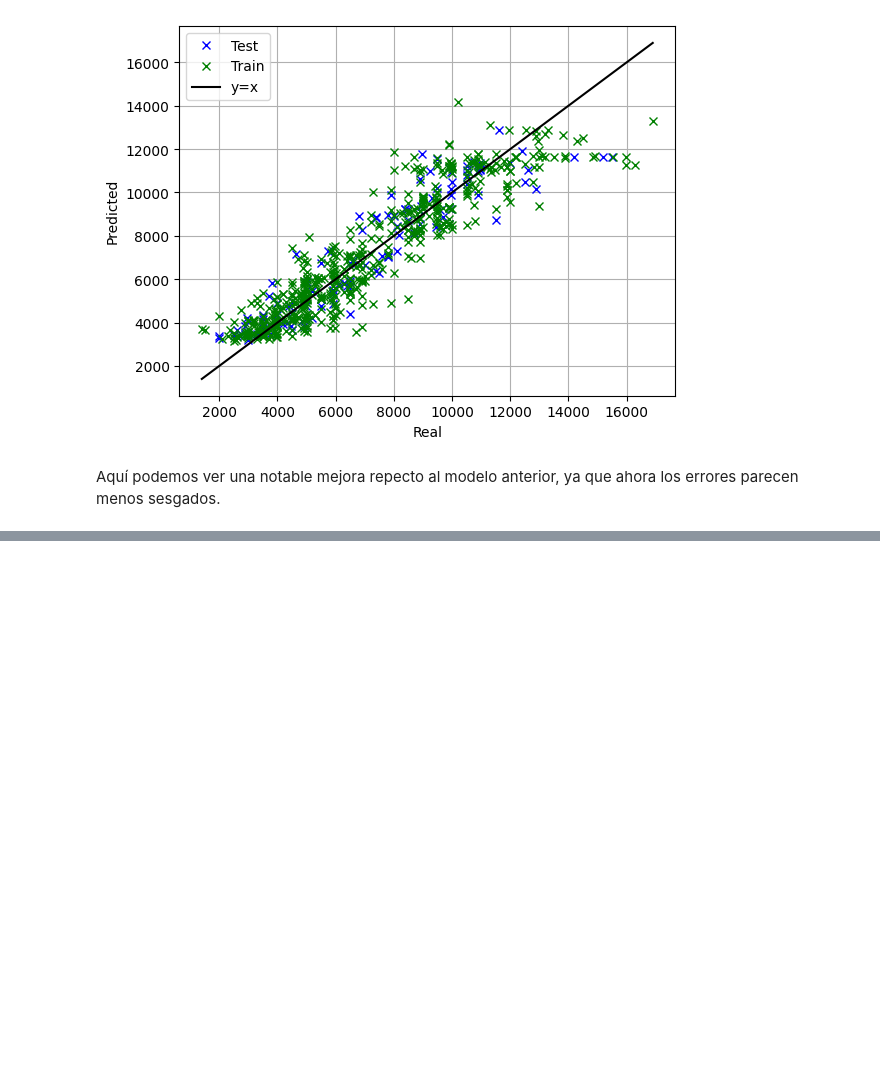
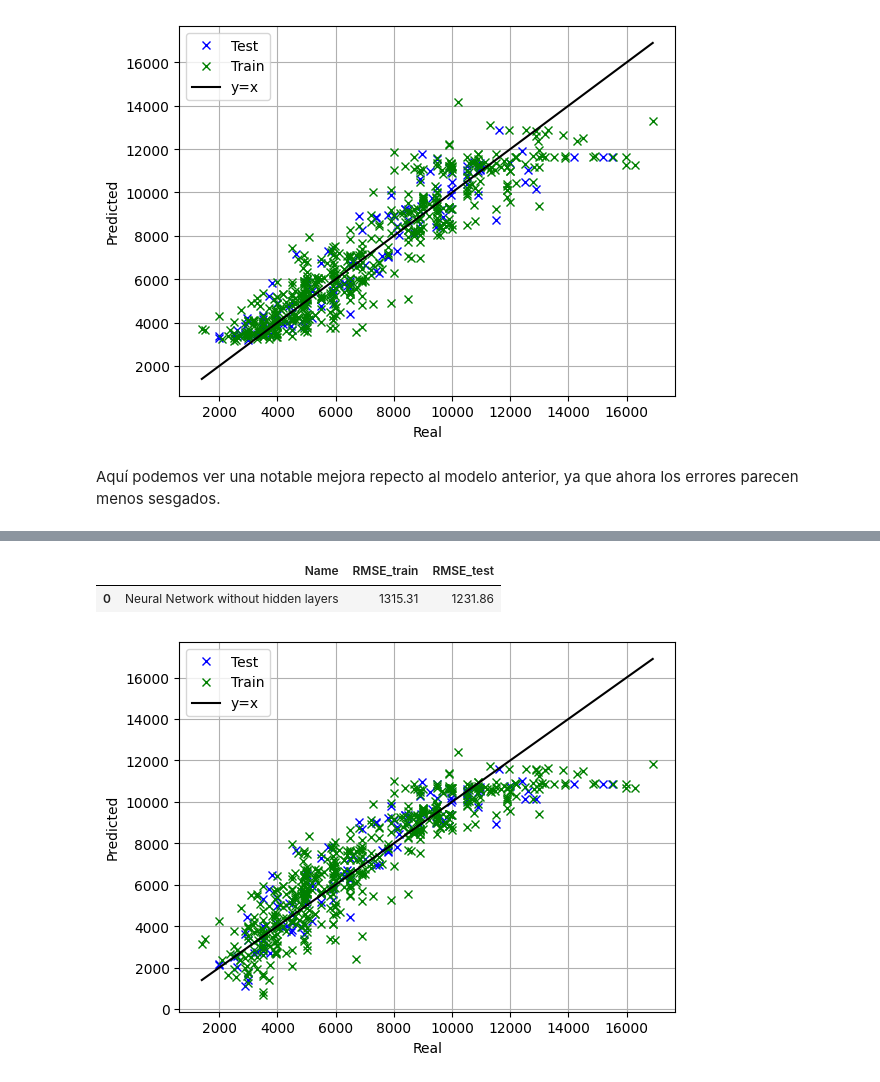
Before and after one commit to Davidjmz12/Automatic-Learning, a Jupyter notebook: Lab-02/P2.ipynb, the cells around one changed output, grey strips where cells are left out. Drawn from its saved outputs; the diff is of its cells as text; code cells hidden in the pictures; blank space fills up the shorter version.

```diff
--- a/Lab-02/P2.ipynb
+++ b/Lab-02/P2.ipynb
@@ -498,0 +585,24 @@ Aquí podemos ver una notable mejora repecto al modelo anterior, ya que ahora lo
+# %%
+from sklearn.neural_network import MLPRegressor
+
+mod_nn_no_hidden = make_pipeline(
+    MinMaxScaler(feature_range=(-1,1)),
+    MLPRegressor(hidden_layer_sizes=(), max_iter=10000, solver='sgd')
+)
+
+model_4_nh = LinearRegression(
+    x_train, y_train,
+    x_test, y_test,
+    mod_nn_no_hidden,
+    "Neural Network without hidden layers",
+    flags
+)
+
+models.append(model_4_nh.compute_metrics())
+
+model_4_nh.plot_pred_vs_real()
+model_4_nh.compute_metrics()
+# %% [output]
+|  | Name | RMSE_train | RMSE_test |
+| 0 | Neural Network without hidden layers | 1315.31 | 1231.86 |
+[figure, added]
```
Also changed, not shown: parts of 22 cells of this notebook.
